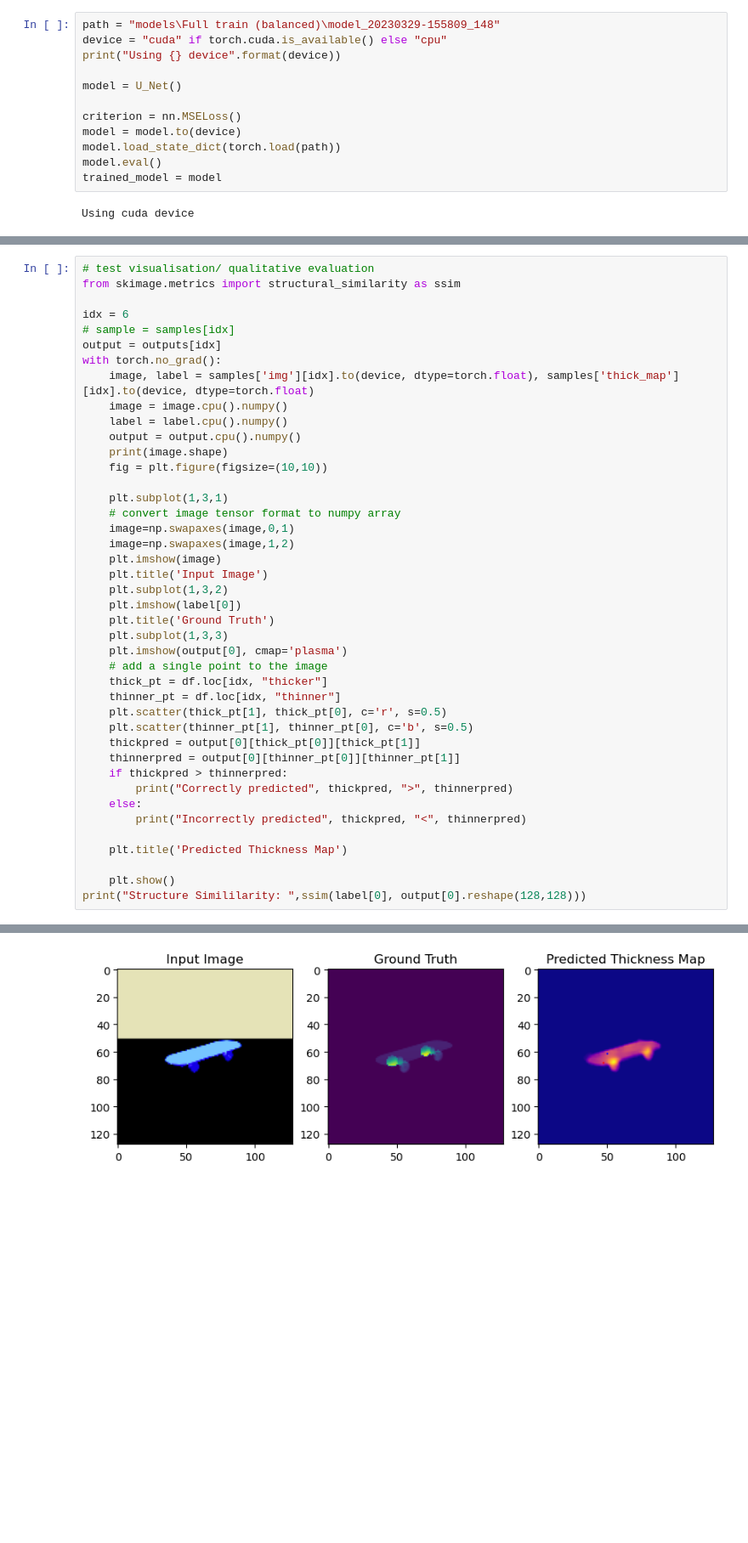
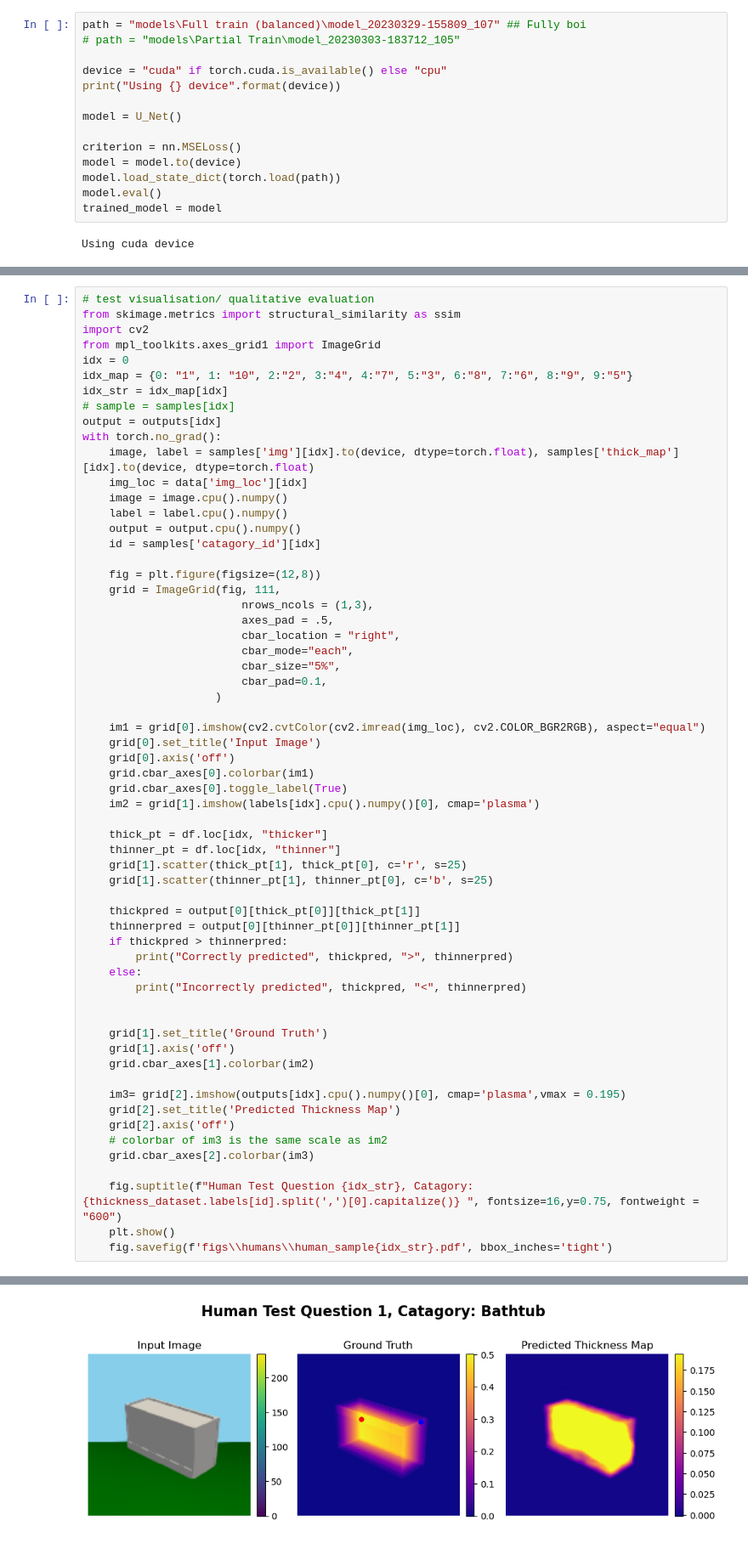
Before and after one commit to kane1204/Object-Thickness-Estimation-Network, a Jupyter notebook: test_model_human_set.ipynb, the cells around one changed output, grey strips where cells are left out. Shown: that part at 85% size. Saved outputs shown, nothing was run; the diff lists cells and outputs as text; blank space fills up the shorter version.

Commit message:
Human Samples with bigger pts

```diff
--- a/test_model_human_set.ipynb
+++ b/test_model_human_set.ipynb
@@ -61,7 +61,9 @@ print("# of samples in test set:", len(thickness_dataset))
 # %% [output]
 # of samples in test set: 10
 # %%
-path = "models\Full train (balanced)\model_20230329-155809_148"
+path = "models\Full train (balanced)\model_20230329-155809_107" ## Fully boi
+# path = "models\Partial Train\model_20230303-183712_105"
+
 device = "cuda" if torch.cuda.is_available() else "cpu"
 print("Using {} device".format(device))
 
@@ -141,34 +136,43 @@ Accuracy: 0.9
 # %%
 # test visualisation/ qualitative evaluation
 from skimage.metrics import structural_similarity as ssim
-
-idx = 6
+import cv2
+from mpl_toolkits.axes_grid1 import ImageGrid
+idx = 0
+idx_map = {0: "1", 1: "10", 2:"2", 3:"4", 4:"7", 5:"3", 6:"8", 7:"6", 8:"9", 9:"5"}
+idx_str = idx_map[idx]
 # sample = samples[idx]
 output = outputs[idx]
 with torch.no_grad():
     image, label = samples['img'][idx].to(device, dtype=torch.float), samples['thick_map'][idx].to(device, dtype=torch.float)
+    img_loc = data['img_loc'][idx]
     image = image.cpu().numpy()
     label = label.cpu().numpy()
     output = output.cpu().numpy()
-    print(image.shape)
-    fig = plt.figure(figsize=(10,10))
+    id = samples['catagory_id'][idx]
 
-    plt.subplot(1,3,1)
-    # convert image tensor format to numpy array
-    image=np.swapaxes(image,0,1)
-    image=np.swapaxes(image,1,2)
-    plt.imshow(image)
-    plt.title('Input Image')
-    plt.subplot(1,3,2)
-    plt.imshow(label[0])
-    plt.title('Ground Truth')
-    plt.subplot(1,3,3)
-    plt.imshow(output[0], cmap='plasma')
-    # add a single point to the image
+    fig = plt.figure(figsize=(12,8))
+    grid = ImageGrid(fig, 111,
+                        nrows_ncols = (1,3),
+                        axes_pad = .5,
+                        cbar_location = "right",
+                        cbar_mode="each",
+                        cbar_size="5%",
+                        cbar_pad=0.1,
+                    )
+
+    im1 = grid[0].imshow(cv2.cvtColor(cv2.imread(img_loc), cv2.COLOR_BGR2RGB), aspect="equal")
+    grid[0].set_title('Input Image')
+    grid[0].axis('off')
+    grid.cbar_axes[0].colorbar(im1)
+    grid.cbar_axes[0].toggle_label(True)
+    im2 = grid[1].imshow(labels[idx].cpu().numpy()[0], cmap='plasma')
+
     thick_pt = df.loc[idx, "thicker"]
     thinner_pt = df.loc[idx, "thinner"]
-    plt.scatter(thick_pt[1], thick_pt[0], c='r', s=0.5)
-    plt.scatter(thinner_pt[1], thinner_pt[0], c='b', s=0.5)
+    grid[1].scatter(thick_pt[1], thick_pt[0], c='r', s=25)
+    grid[1].scatter(thinner_pt[1], thinner_pt[0], c='b', s=25)
+
     thickpred = output[0][thick_pt[0]][thick_pt[1]]
     thinnerpred = output[0][thinner_pt[0]][thinner_pt[1]]
     if thickpred > thinnerpred:
@@ -176,8 +180,18 @@ with torch.no_grad():
     else:
         print("Incorrectly predicted", thickpred, "<", thinnerpred)
 
-    plt.title('Predicted Thickness Map')
 
+    grid[1].set_title('Ground Truth')
+    grid[1].axis('off')
+    grid.cbar_axes[1].colorbar(im2)
+
+    im3= grid[2].imshow(outputs[idx].cpu().numpy()[0], cmap='plasma',vmax = 0.195)
+    grid[2].set_title('Predicted Thickness Map')
+    grid[2].axis('off')
+    # colorbar of im3 is the same scale as im2
+    grid.cbar_axes[2].colorbar(im3)
+
+    fig.suptitle(f"Human Test Question {idx_str}, Catagory: {thickness_dataset.labels[id].split(',')[0].capitalize()} ", fontsize=16,y=0.75, fontweight = "600")
     plt.show()
-print("Structure Simililarity: ",ssim(label[0], output[0].reshape(128,128)))
+    fig.savefig(f'figs\\humans\\human_sample{idx_str}.pdf', bbox_inches='tight')
 # %% [output]
@@ -187 +199 @@ Incorrectly predicted 0.057638317 < 0.05788664
-[figure, old version]
+[figure, new version]
```
Also changed, not shown: parts of 3 cells of this notebook.
